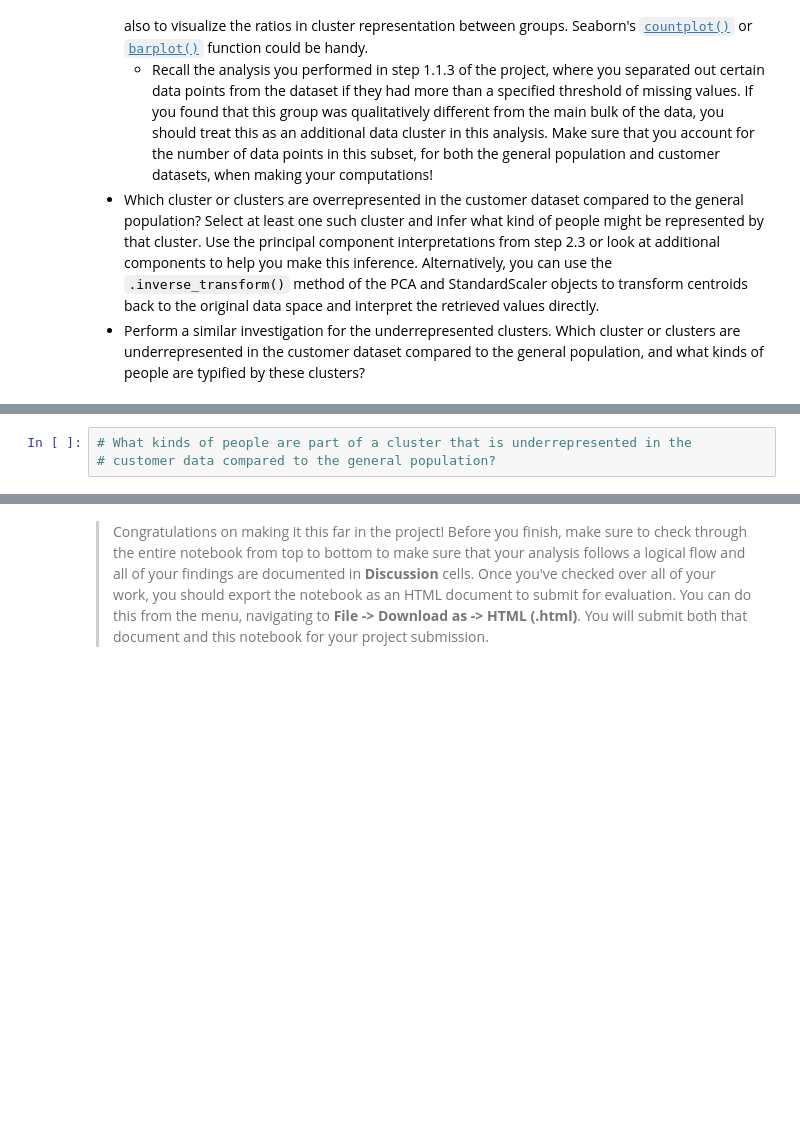
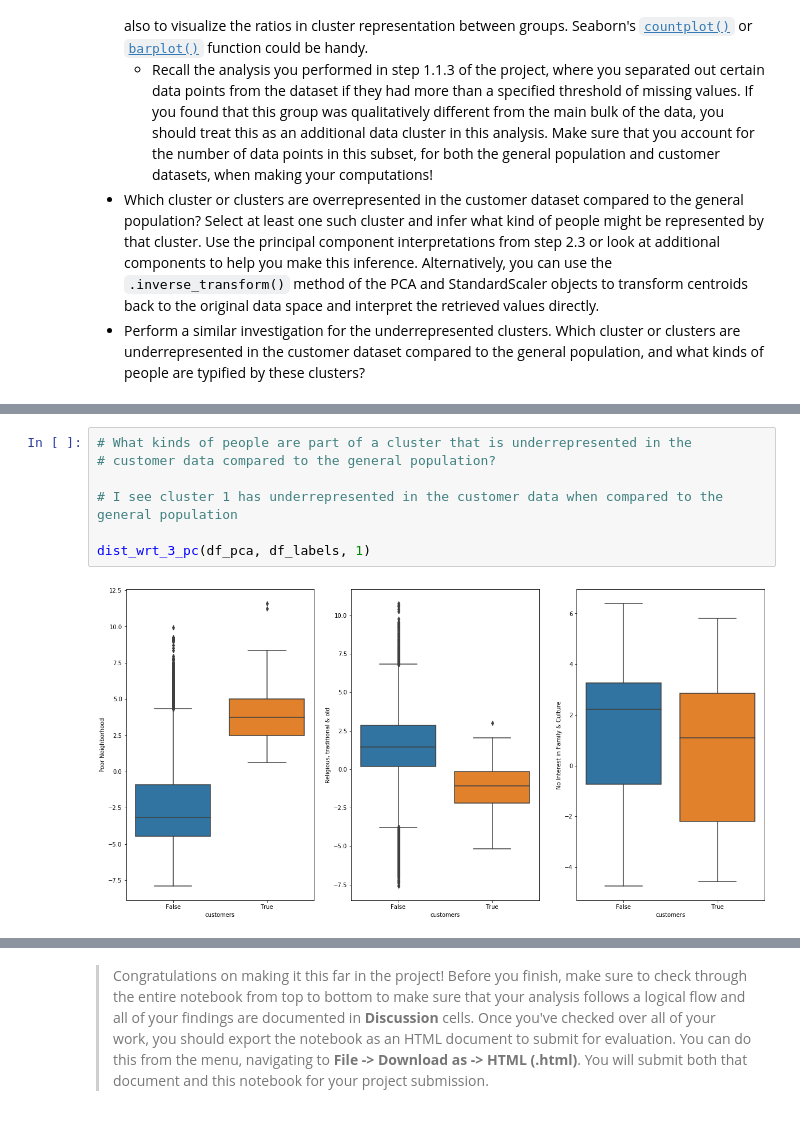
Before and after one commit to rajashekar/Identify_Customer_Segments, a Jupyter notebook: Identify_Customer_Segments.ipynb, the cells around one changed output, grey strips where cells are left out. Drawn from its saved outputs; the diff is of its cells as text; blank space fills up the shorter version.

```diff
--- a/Identify_Customer_Segments.ipynb
+++ b/Identify_Customer_Segments.ipynb
@@ -1233,6 +1348,12 @@ Take a look at the following points in this step:
 # %%
 # What kinds of people are part of a cluster that is underrepresented in the
 # customer data compared to the general population?
+
+# I see cluster 1 has underrepresented in the customer data when compared to the general population
+
+dist_wrt_3_pc(df_pca, df_labels, 1)
+# %% [output]
+[figure, added]
 # %% [markdown]
 ### Discussion 3.3: Compare Customer Data to Demographics Data
 
```
Also changed, not shown: parts of 15 cells of this notebook, 1 other file.
